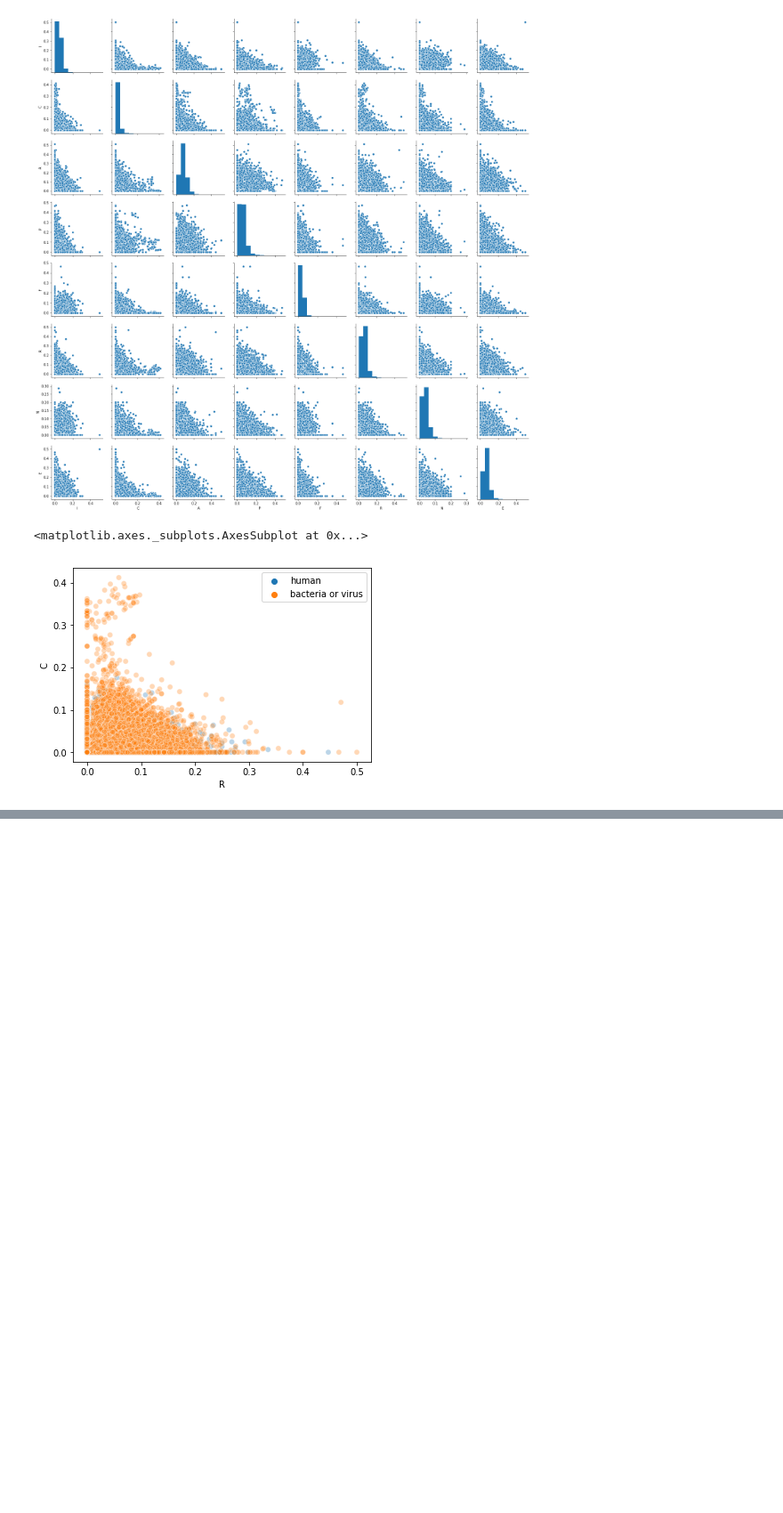
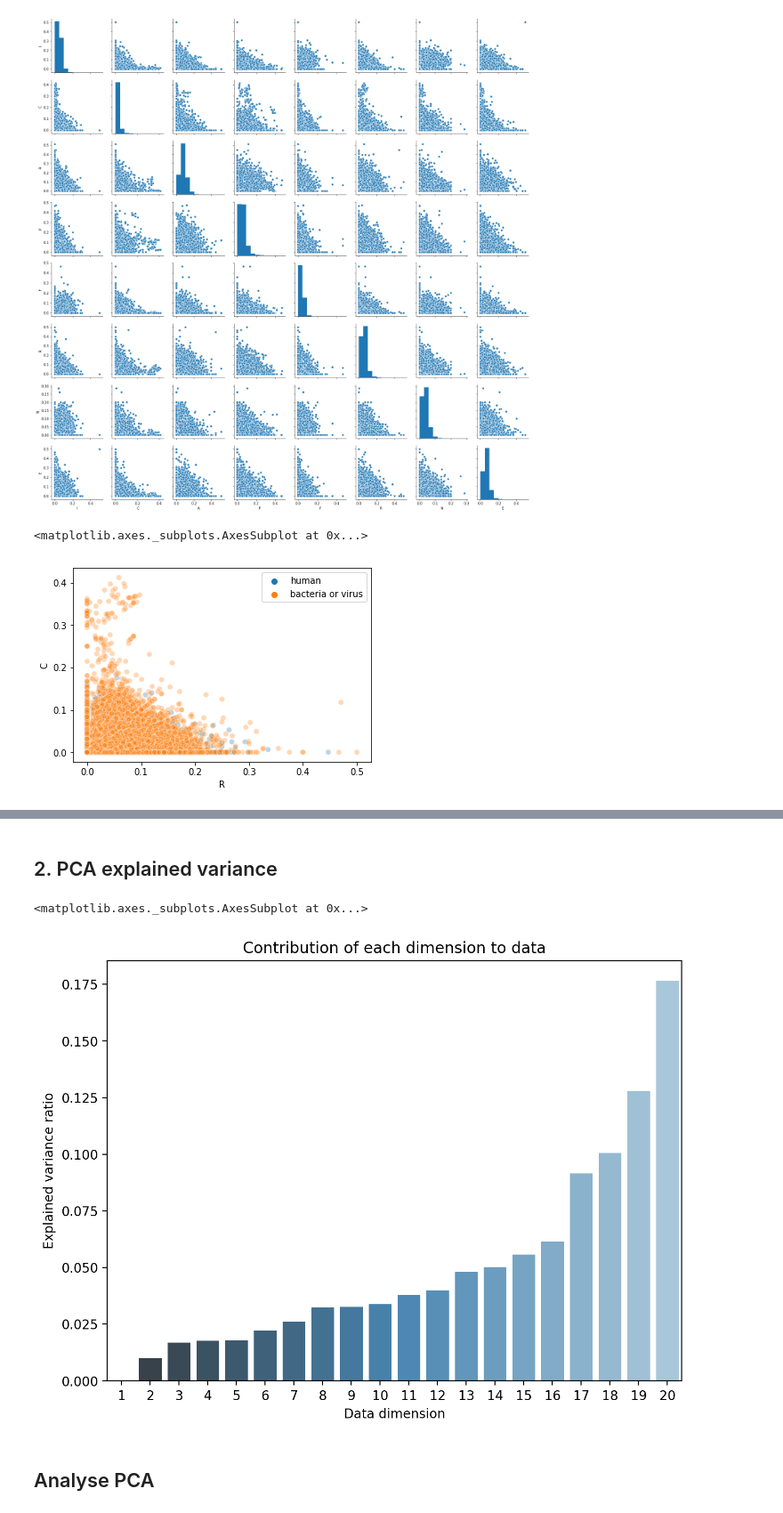
Before and after one commit to tsvvas/HIV_evolution, a Jupyter notebook: Scripts/Analys and prepare data.ipynb, the cells around one changed output, grey strips where cells are left out. Shown at 89% size. Saved outputs shown, nothing was run; the diff lists cells and outputs as text; code cells hidden in the pictures; blank space fills up the shorter version.

```diff
--- a/Scripts/Analys and prepare data.ipynb
+++ b/Scripts/Analys and prepare data.ipynb
@@ -395,0 +445,15 @@ sns.scatterplot(data_tmp['R'], data_tmp['C'], hue = labels, alpha=0.3)
+# %% [markdown]
+## 2. PCA explained variance
+# %%
+pca = PCA()
+pca = pca.fit(data_tmp[data_tmp.columns[1:]])
+fig, ax = plt.subplots(figsize=(8,6), dpi = 200)
+ax.set_ylabel("Explained variance ratio")
+ax.set_xlabel("Data dimension")
+ax.set_title('Contribution of each dimension to data')
+sns.barplot(x = [21-i for i in range(1, 21)], y = pca.explained_variance_ratio_, ax = ax, palette="Blues_d")
+# %% [output]
+<matplotlib.axes._subplots.AxesSubplot at 0x...>
+[figure, added]
+# %% [markdown]
+## Analyse PCA
```
Also changed, not shown: parts of 31 cells of this notebook, 17 other files.
